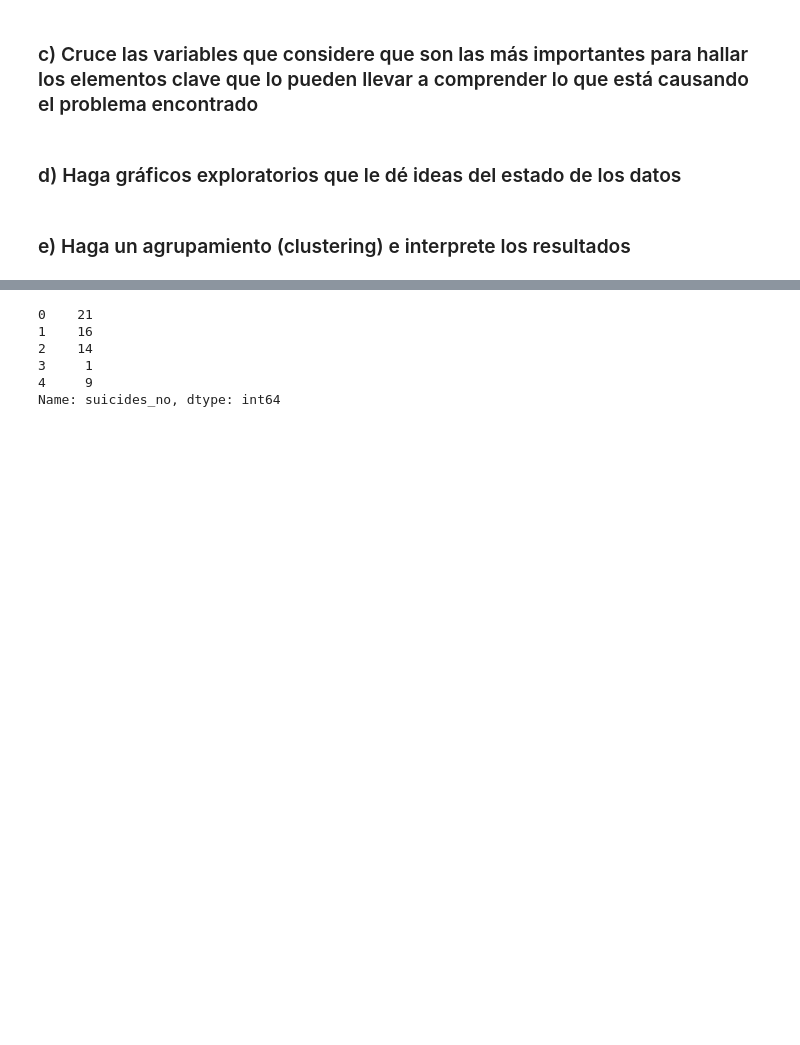
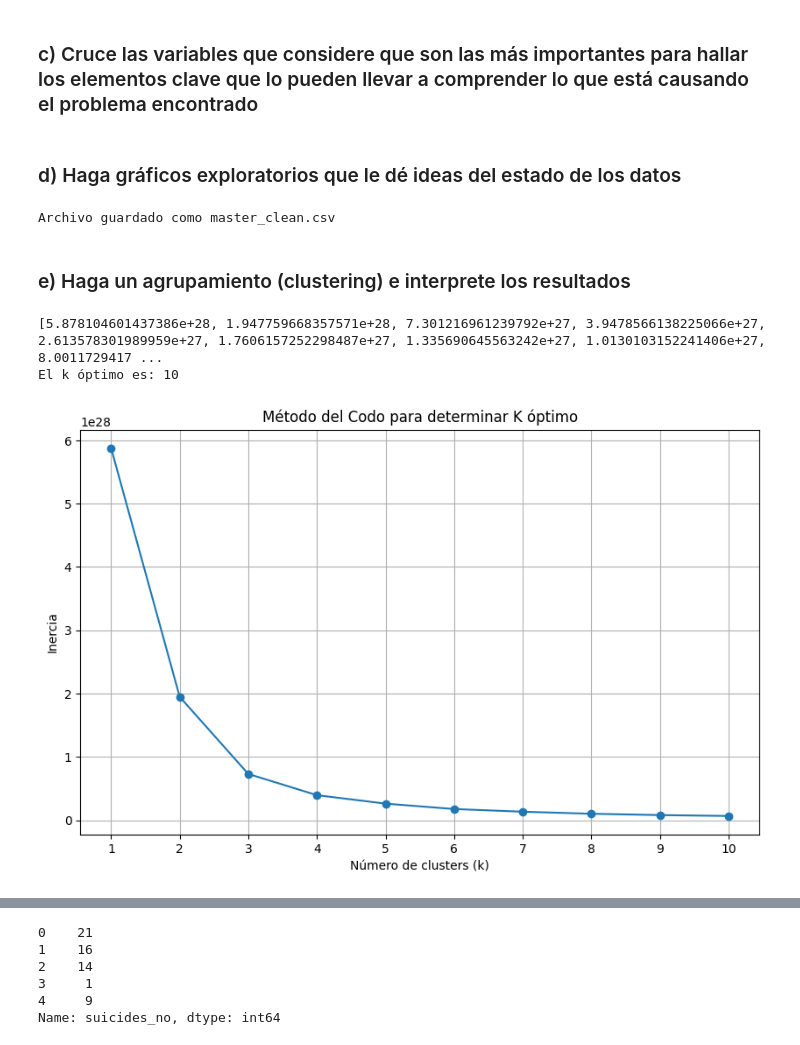
Before and after one commit to jazurdia/Proyecto1MD, a Jupyter notebook: Proyecto1.ipynb, the cells around one changed output, grey strips where cells are left out. Saved outputs shown, nothing was run; the diff lists cells and outputs as text; code cells hidden in the pictures; blank space fills up the shorter version.

```diff
--- a/Proyecto1.ipynb
+++ b/Proyecto1.ipynb
@@ -240,5 +240,43 @@ df.drop('country', axis=1, inplace=True)
 ### c) Cruce las variables que considere que son las más importantes para hallar los elementos clave que lo pueden llevar a comprender lo que está causando el problema encontrado
 # %% [markdown]
 ### d) Haga gráficos exploratorios que le dé ideas del estado de los datos
+# %%
+# pega el dataframe a un archivo csv
+df.to_csv('master_clean.csv', index=False)
+print("Archivo guardado como master_clean.csv")
+# %% [output]
+Archivo guardado como master_clean.csv
 # %% [markdown]
 ### e) Haga un agrupamiento (clustering) e interprete los resultados
+# %%
+from sklearn.cluster import KMeans
+import matplotlib.pyplot as plt
+
+# Determinar la inercia para diferentes valores de 'k'
+inercias = []
+rango_k = range(1, 11)
+
+for k in rango_k:
+    kmeans = KMeans(n_clusters=k, random_state=42)
+    kmeans.fit(df)
+    inercias.append(kmeans.inertia_)
+
+# imprime el valor de inercia
+print(inercias)
+
+# imprime el k optimo
+print(f"El k óptimo es: {inercias.index(min(inercias)) + 1}")
+
+# Visualizar el método del codo
+plt.figure(figsize=(10, 6))
+plt.plot(rango_k, inercias, marker='o')
+plt.title('Método del Codo para determinar K óptimo')
+plt.xlabel('Número de clusters (k)')
+plt.ylabel('Inercia')
+plt.xticks(rango_k)
+plt.grid(True)
+plt.show()
+# %% [output]
+[5.878104601437386e+28, 1.947759668357571e+28, 7.301216961239792e+27, 3.9478566138225066e+27, 2.613578301989959e+27, 1.7606157252298487e+27, 1.335690645563242e+27, 1.0130103152241406e+27, 8.0011729417 ...
+El k óptimo es: 10
+[figure, added]
```
Also changed, not shown: parts of 12 cells of this notebook, 1 other file.
